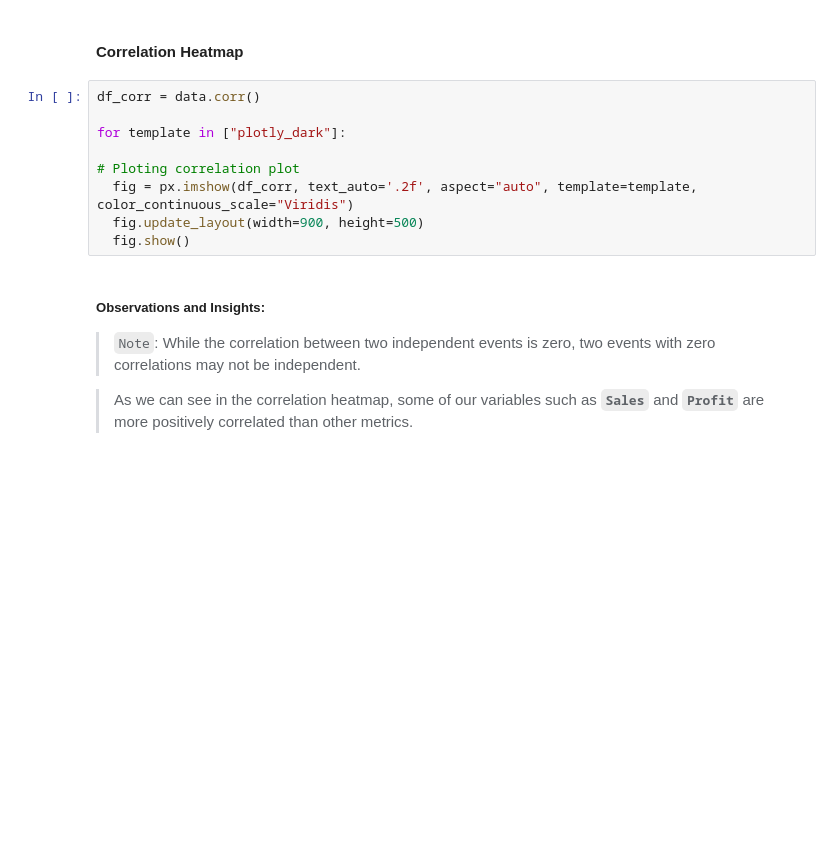
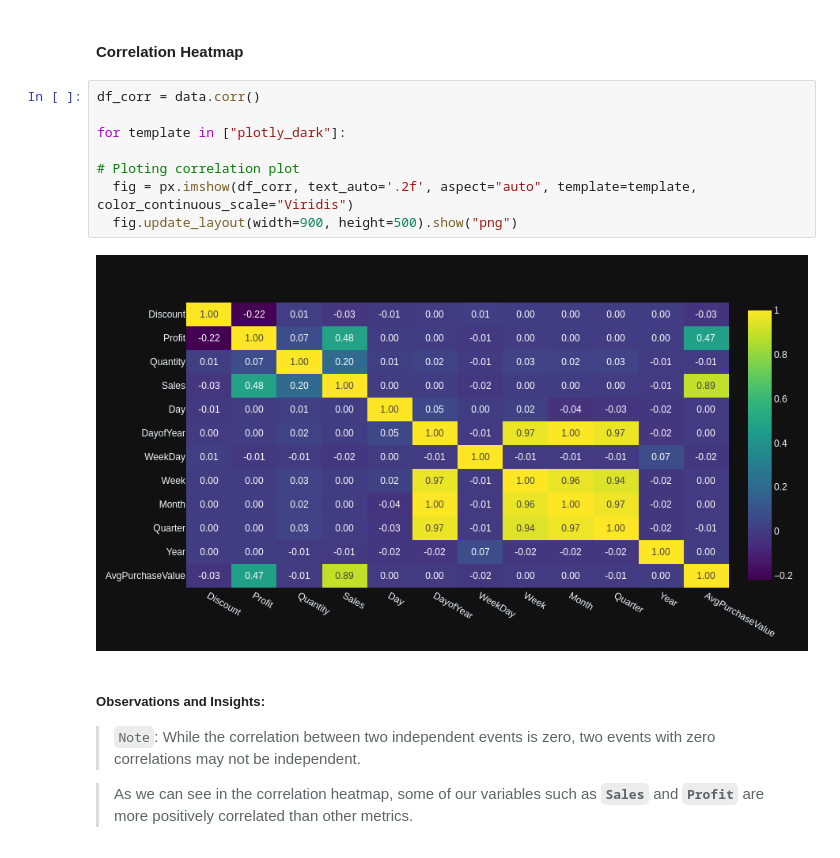
Before and after one commit to DataAnalyticSscience/MarketingAnalytics, a Jupyter notebook: Customer_Lifetime_Value_RFM_Analysis.ipynb, the cells around one changed output. Drawn from its saved outputs; the diff is of its cells as text; blank space fills up the shorter version.

```diff
--- a/Customer_Lifetime_Value_RFM_Analysis.ipynb
+++ b/Customer_Lifetime_Value_RFM_Analysis.ipynb
@@ -388,12 +390,13 @@ data.describe(include=object)
 # %%
 df_corr = data.corr()
 
 for template in ["plotly_dark"]:
 
 # Ploting correlation plot
   fig = px.imshow(df_corr, text_auto='.2f', aspect="auto", template=template, color_continuous_scale="Viridis")
-  fig.update_layout(width=900, height=500)
-  fig.show()
+  fig.update_layout(width=900, height=500).show("png")
+# %% [output]
+[figure, added]
 # %% [markdown]
 ##### **Observations and Insights:**
 
```
Also changed, not shown: parts of 1 cell of this notebook.
